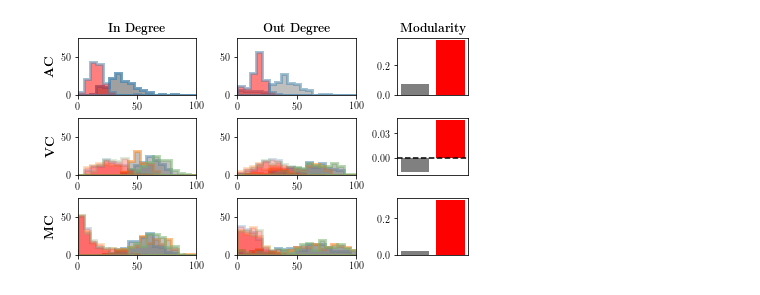
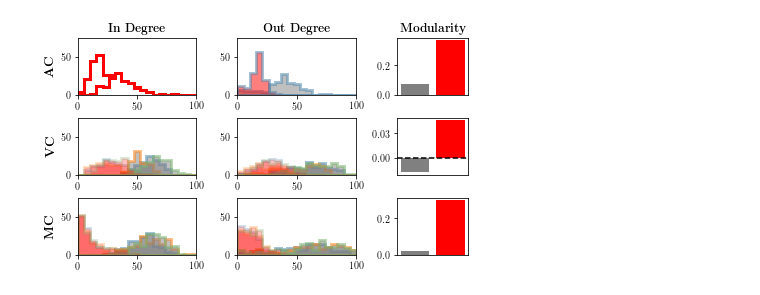
Before and after one commit to BouchardLab/neuroinference, a Jupyter notebook: notebooks/coupling/graph_analysis.ipynb, the cells around one changed output. Drawn from its saved outputs; the diff is of its cells as text; code cells hidden in the pictures.

```diff
--- a/notebooks/coupling/graph_analysis.ipynb
+++ b/notebooks/coupling/graph_analysis.ipynb
@@ -77,8 +76,8 @@ uoi_poisson_dgraphs = [create_directed_graph(uoi_poisson_ccs[idx], weighted=True
                       for idx in range(len(uoi_poisson_ccs))]
 # %%
 d_graphs = {
-    'ac_lasso': lasso_dgraphs[0],
-    'ac_uoi_lasso': uoi_lasso_dgraphs[0],
+    'ac_baseline': lasso_dgraphs[0],
+    'ac_uoi': uoi_lasso_dgraphs[0],
     'vc_monkey1_baseline': glmnet_dgraphs[0],
     'vc_monkey2_baseline': glmnet_dgraphs[1],
     'vc_monkey3_baseline': glmnet_dgraphs[2],
@@ -94,0 +373,12 @@ d_graphs = {
+# %%
+controllability = np.zeros((7, 2, 4, 25))
+
+for idx, (baseline, uoi) in enumerate(zip(lasso_ccs, uoi_lasso_ccs)):
+    control_baseline = compute_controllability_curves(
+        create_symmetrized_graph(coupling_coefs=baseline)[0]
+    )
+    control_uoi = compute_controllability_curves(
+        create_symmetrized_graph(coupling_coefs=uoi)[0],
+    )
+    controllability[idx, 0] = control_baseline.T
+    controllability[idx, 1] = control_uoi.T
@@ -113,28 +456,22 @@ fig, axes = plt.subplots(3, 3, figsize=(7, 4),
 
 bins = np.linspace(0, 100, 20)
 
-axes[0, 0].hist(in_degree['ac_lasso'],
-                alpha=0.75,
-                color='gray',
+axes[0, 0].hist([in_degree['ac_baseline'], in_degree['ac_uoi']],
+                alpha=1.,
+                color=['white', 'white'],
                 bins=bins,
-                histtype='stepfilled',
-                edgecolor=colors[0],
+                histtype='step',
+                stacked=True,
+                edgecolor='red',
                 linewidth=3)
-axes[0, 0].hist(in_degree['ac_uoi_lasso'],
-                alpha=0.5,
-                color='red',
-                bins=bins,
-                histtype='stepfilled',
-                edgecolor=colors[0],
-                linewidth=3)
-axes[0, 1].hist(out_degree['ac_lasso'],
+axes[0, 1].hist(out_degree['ac_baseline'],
                 alpha=0.5,
                 color='gray',
                 bins=bins,
                 histtype='stepfilled',
                 edgecolor=colors[0],
                 linewidth=3)
-axes[0, 1].hist(out_degree['ac_uoi_lasso'],
+axes[0, 1].hist(out_degree['ac_uoi'],
                 alpha=0.5,
                 color='red',
                 bins=bins,
@@ -319,7 +656,7 @@ for ax in axes[:, :2].ravel():
     ax.set_ylim([0, 75])
 
 axes[0, 2].bar(x=[0, 1],
-               height=[modularities['ac_lasso'], modularities['ac_uoi_lasso']],
+               height=[modularities['ac_baseline'], modularities['ac_uoi']],
                color=['gray', 'red'])
 axes[1, 2].bar(x=[0, 1],
                height=[np.mean([modularities['vc_monkey1_baseline'],
@@ -327,31 +664,31 @@ axes[1, 2].bar(x=[0, 1],
                                 modularities['vc_monkey3_baseline']]),
                        np.mean([modularities['vc_monkey1_uoi'],
                                 modularities['vc_monkey2_uoi'],
                                 modularities['vc_monkey3_uoi']])],
                color=['gray', 'red'])
 axes[2, 2].bar(x=[0, 1],
                height=[np.mean([modularities['mc_monkey1_baseline'],
                                 modularities['mc_monkey2_baseline'],
                                 modularities['mc_monkey3_baseline']]),
                        np.mean([modularities['mc_monkey1_uoi'],
                                 modularities['mc_monkey2_uoi'],
                                 modularities['mc_monkey3_uoi']])],
                color=['gray', 'red'])
 
 axes[1, 2].axhline(0, color='k', linestyle='--')
 axes[1, 2].set_yticks([0, 0.03])
 for ax in axes[:, 2]:
     ax.set_xlim([-0.5, 1.5])
     ax.tick_params(labelsize=10)
     ax.set_xticks([])
 
 axes[0, 0].set_title(r'\textbf{In Degree}', fontsize=12)
 axes[0, 1].set_title(r'\textbf{Out Degree}', fontsize=12)
 axes[0, 2].set_title(r'\textbf{Modularity}', fontsize=12)
 axes[0, 0].set_ylabel(r'\textbf{AC}', fontsize=13)
 axes[1, 0].set_ylabel(r'\textbf{VC}', fontsize=13)
 axes[2, 0].set_ylabel(r'\textbf{MC}', fontsize=13)
 
 plt.subplots_adjust(hspace=0.4, wspace=0.4)
 # %% [output]
-[figure, old version]
+[figure, new version]
```
Also changed, not shown: parts of 27 cells of this notebook, 2 other files.
